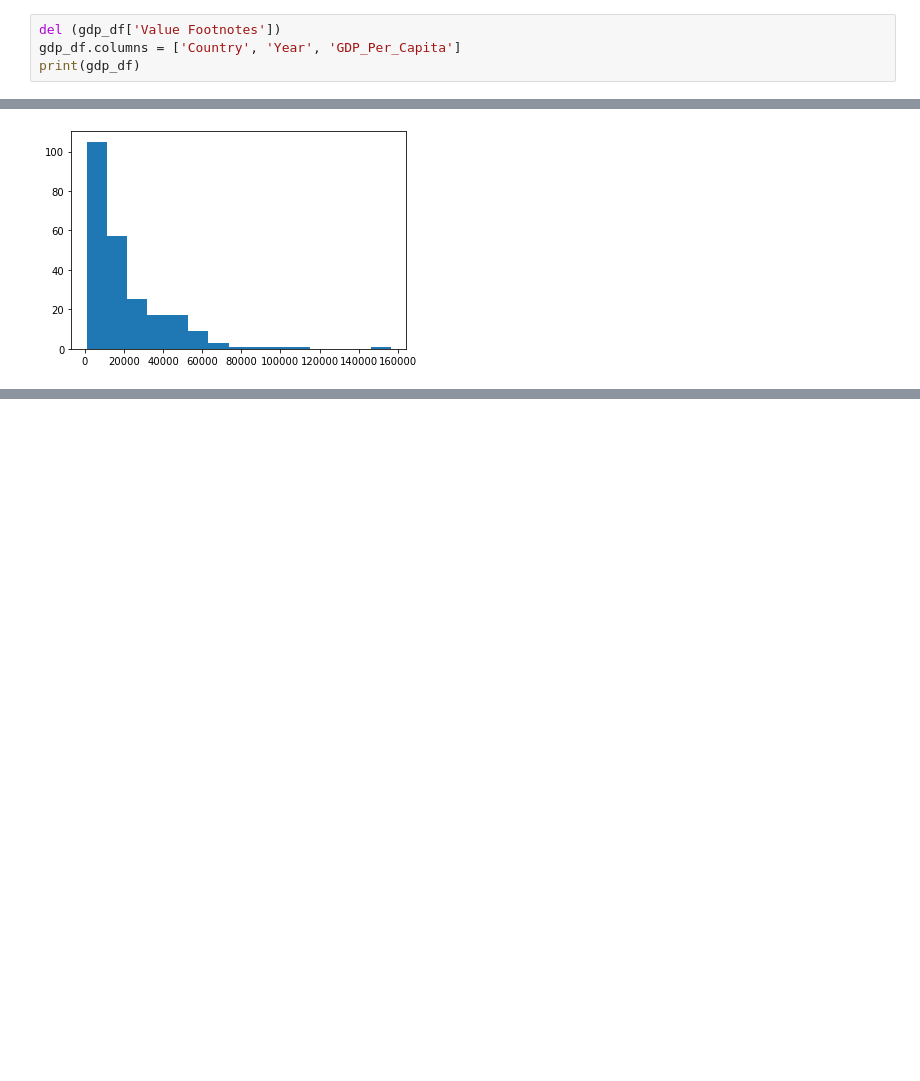
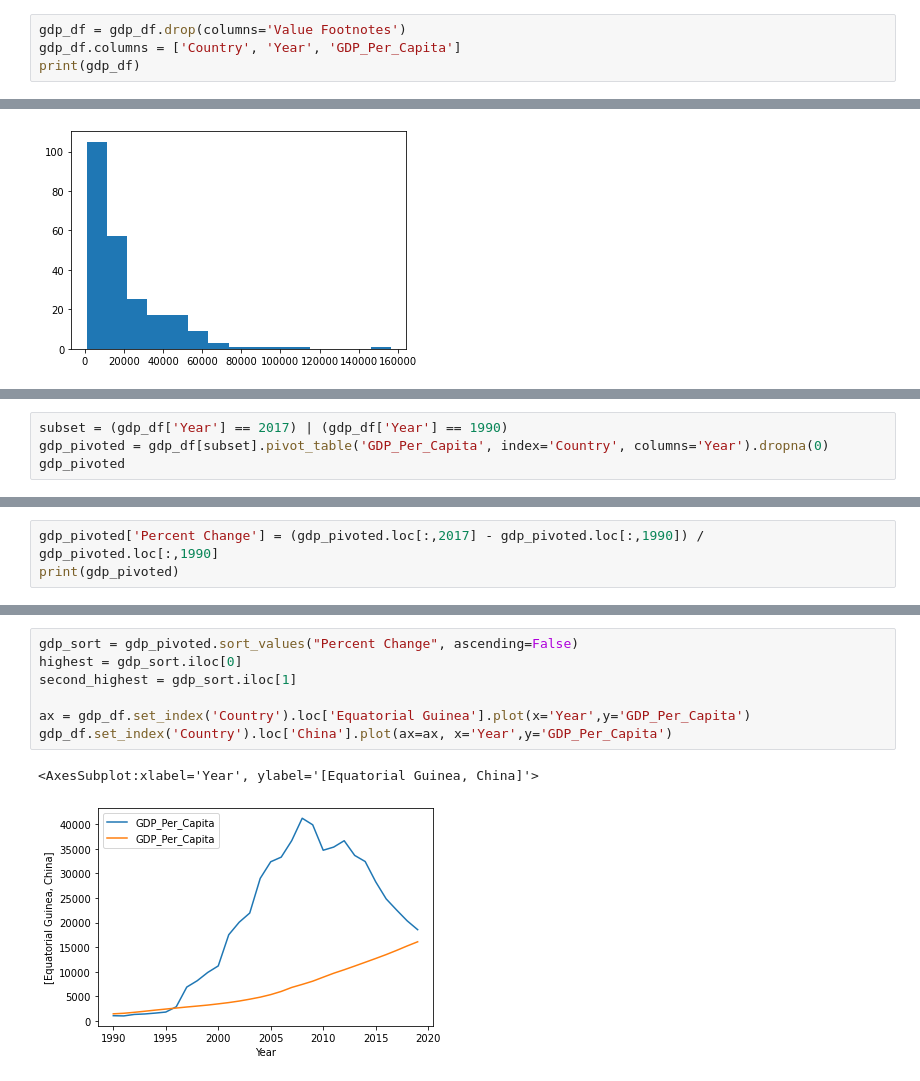
Before and after one commit to nss-data-science-cohort-5/un_exploration-jrkotun, a Jupyter notebook: notebooks/UN_Data_Exploration.ipynb, the cells around one changed output, grey strips where cells are left out. Saved outputs shown, nothing was run; the diff lists cells and outputs as text; blank space fills up the shorter version.

```diff
--- a/notebooks/UN_Data_Exploration.ipynb
+++ b/notebooks/UN_Data_Exploration.ipynb
@@ -54,5 +47,5 @@ print(gdp_df.tail())
 # %%
-del (gdp_df['Value Footnotes'])
+gdp_df = gdp_df.drop(columns='Value Footnotes')
 gdp_df.columns = ['Country', 'Year', 'GDP_Per_Capita']
 print(gdp_df)
 # %% [output]
@@ -176,0 +192,4 @@ Name: GDP_Per_Capita, dtype: float64
+# %%
+subset = (gdp_df['Year'] == 2017) | (gdp_df['Year'] == 1990)
+gdp_pivoted = gdp_df[subset].pivot_table('GDP_Per_Capita', index='Country', columns='Year').dropna(0)
+gdp_pivoted
@@ -176,0 +215,3 @@ Name: GDP_Per_Capita, dtype: float64
+# %%
+gdp_pivoted['Percent Change'] = (gdp_pivoted.loc[:,2017] - gdp_pivoted.loc[:,1990]) / gdp_pivoted.loc[:,1990]
+print(gdp_pivoted)
@@ -176,0 +269,10 @@ Name: GDP_Per_Capita, dtype: float64
+# %%
+gdp_sort = gdp_pivoted.sort_values("Percent Change", ascending=False)
+highest = gdp_sort.iloc[0]
+second_highest = gdp_sort.iloc[1]
+
+ax = gdp_df.set_index('Country').loc['Equatorial Guinea'].plot(x='Year',y='GDP_Per_Capita')
+gdp_df.set_index('Country').loc['China'].plot(ax=ax, x='Year',y='GDP_Per_Capita')
+# %% [output]
+<AxesSubplot:xlabel='Year', ylabel='[Equatorial Guinea, China]'>
+[figure, added]
```
Also changed, not shown: parts of 26 cells of this notebook.
